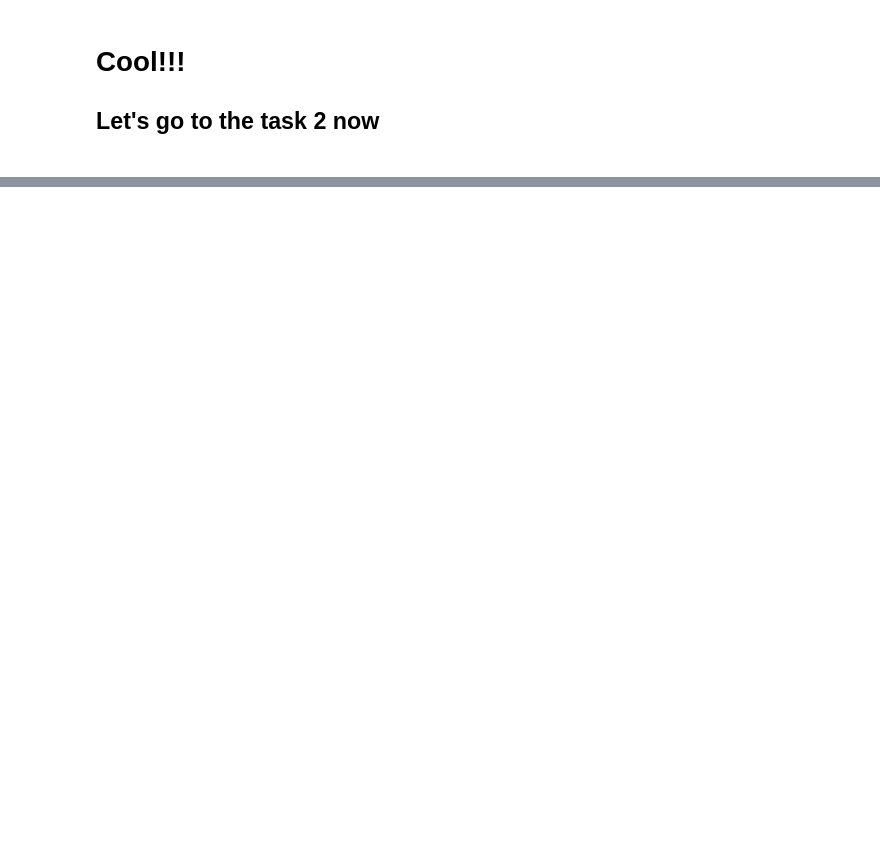
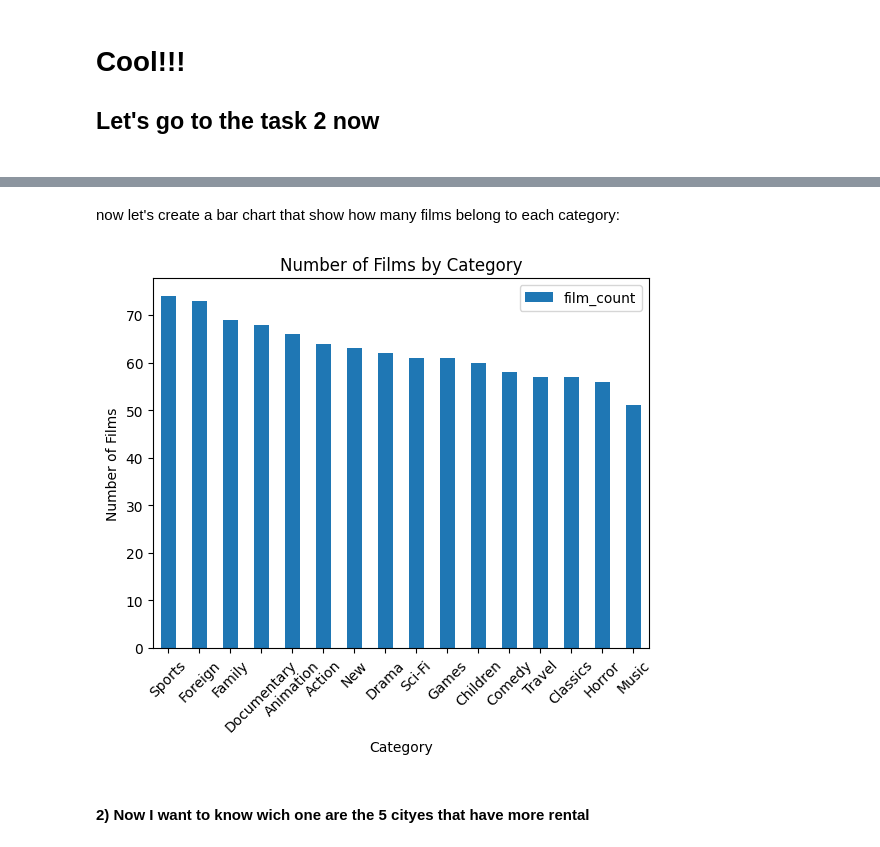
Before and after one commit to Aleex87/sakila_lab_alessandro_abbate, a Jupyter notebook: sql/eda_pandas_duckdb.ipynb, the cells around one changed output, grey strips where cells are left out. Cells and saved outputs as stored; diff of their text form; code cells hidden in the pictures; blank space fills up the shorter version.

Commit message:
made the task 2 the 3free figure and the task2 b) almost done

```diff
--- a/sql/eda_pandas_duckdb.ipynb
+++ b/sql/eda_pandas_duckdb.ipynb
@@ -311,0 +319,28 @@ dfs['inventory'].head(3)
+# %%
+df_cat = conn.sql("""
+    SELECT
+        c.name AS category,
+        COUNT (*) AS film_count
+    FROM category c
+    JOIN film_category fc ON c.category_id = fc. category_id
+    GROUP BY c.name
+    ORDER BY film_count DESC;
+
+""").df()
+# %% [markdown]
+now let's create a bar chart that show how many films belong to each category:
+# %%
+df_cat.plot(
+    x="category",
+    y="film_count",
+    kind="bar",
+    title="Number of Films by Category"
+)
+plt.xlabel("Category")
+plt.ylabel("Number of Films")
+plt.xticks(rotation=45)
+plt.show()
+# %% [output]
+[figure, added]
+# %% [markdown]
+#### 2) Now I want to know wich one are the 5 cityes that have more rental
```
Also changed, not shown: parts of 24 cells of this notebook.
